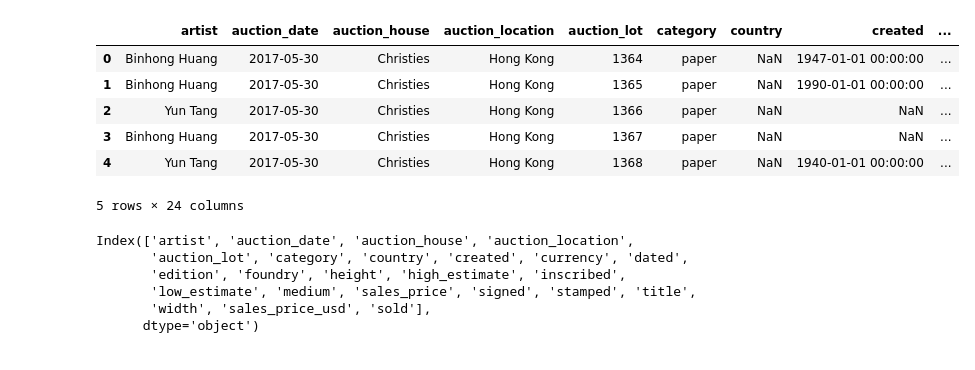
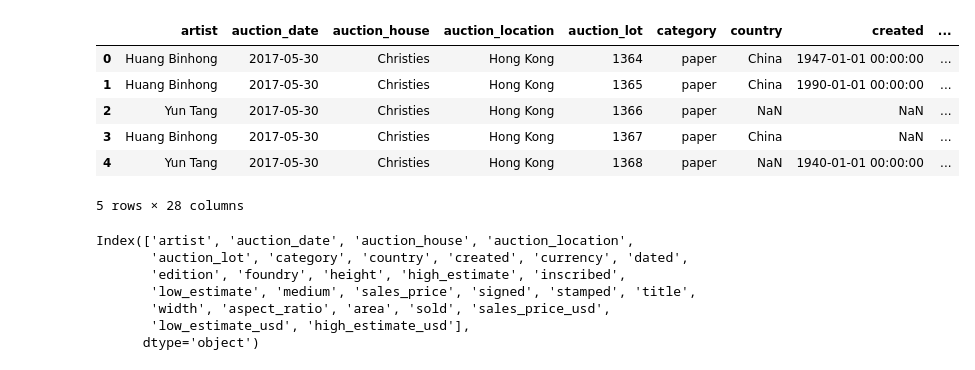
Before and after one commit to alexandreberkovic/Art-Auction-Prediction, a Jupyter notebook: models.ipynb, the cells around one changed output. Drawn from its saved outputs; the diff is of its cells as text; code cells hidden in the pictures.

```diff
--- a/models.ipynb
+++ b/models.ipynb
@@ -24,17 +24,19 @@ df.head()
 # %%
 # First stage could be logistic regression to predict if the piece is sold or not
 # Add target variable column, if the sales_price_usd is 0, then the piece is not sold
-df['sold'] = np.where(df['sales_price_usd'] == 0, 0, 1)
+#df['sold'] = np.where(df['sales_price_usd'] == 0, 0, 1)
+
+# You addded this is cleaning file so not needed anymore
 
 df.head()
 # %% [output]
 |  | artist | auction_date | auction_house | auction_location | auction_lot | category | country | created | ... |
-| 0 | Binhong Huang | 2017-05-30 | Christies | Hong Kong | 1364 | paper | NaN | 1947-01-01 00:00:00 | ... |
-| 1 | Binhong Huang | 2017-05-30 | Christies | Hong Kong | 1365 | paper | NaN | 1990-01-01 00:00:00 | ... |
+| 0 | Huang Binhong | 2017-05-30 | Christies | Hong Kong | 1364 | paper | China | 1947-01-01 00:00:00 | ... |
+| 1 | Huang Binhong | 2017-05-30 | Christies | Hong Kong | 1365 | paper | China | 1990-01-01 00:00:00 | ... |
 | 2 | Yun Tang | 2017-05-30 | Christies | Hong Kong | 1366 | paper | NaN | NaN | ... |
-| 3 | Binhong Huang | 2017-05-30 | Christies | Hong Kong | 1367 | paper | NaN | NaN | ... |
+| 3 | Huang Binhong | 2017-05-30 | Christies | Hong Kong | 1367 | paper | China | NaN | ... |
 | 4 | Yun Tang | 2017-05-30 | Christies | Hong Kong | 1368 | paper | NaN | 1940-01-01 00:00:00 | ... |
-5 rows × 24 columns
+5 rows × 28 columns
 # %%
 #Define feature to use for now
 df.columns
@@ -43,7 +45,8 @@ Index(['artist', 'auction_date', 'auction_house', 'auction_location',
        'auction_lot', 'category', 'country', 'created', 'currency', 'dated',
        'edition', 'foundry', 'height', 'high_estimate', 'inscribed',
        'low_estimate', 'medium', 'sales_price', 'signed', 'stamped', 'title',
-       'width', 'sales_price_usd', 'sold'],
+       'width', 'aspect_ratio', 'area', 'sold', 'sales_price_usd',
+       'low_estimate_usd', 'high_estimate_usd'],
       dtype='object')
 # %%
 features_to_use= [
```
Also changed, not shown: parts of 12 cells of this notebook.
